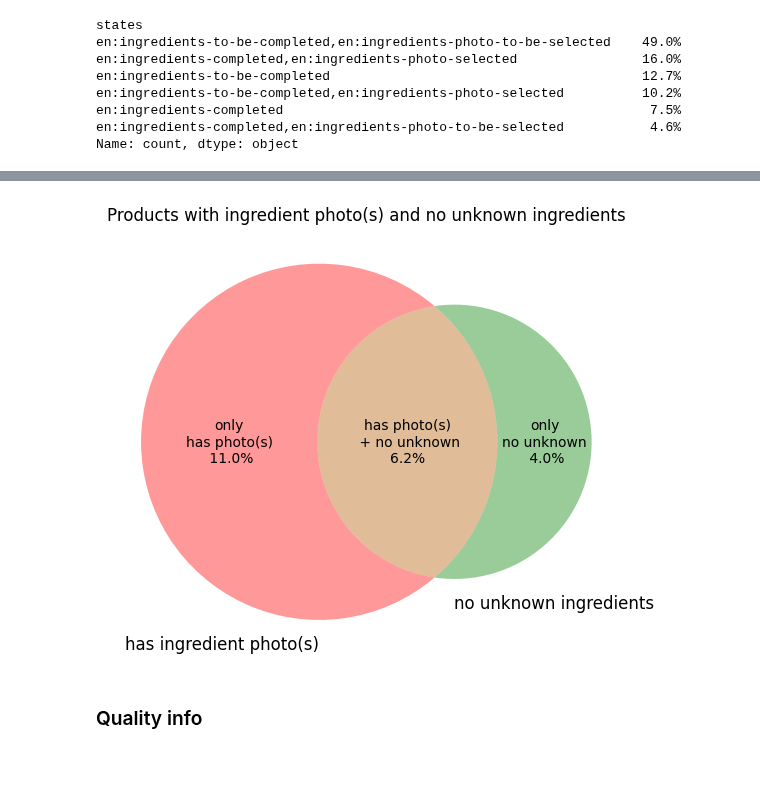
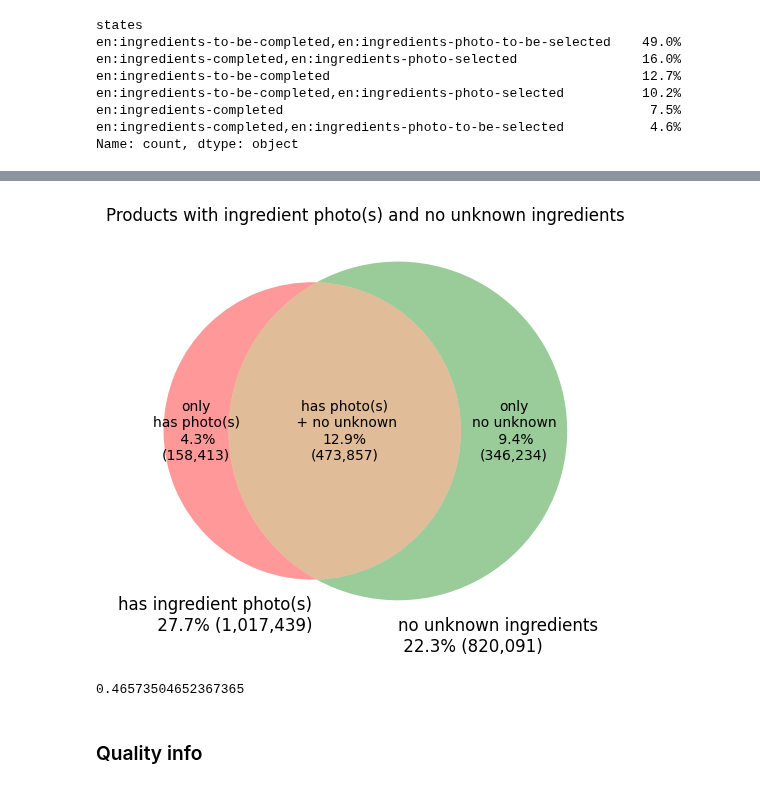
Before and after one commit to goerlitz/openfoodfacts-data-analysis, a Jupyter notebook: notebooks/13_analyze_ingredients.ipynb, the cells around one changed output, grey strips where cells are left out. Saved outputs shown, nothing was run; the diff lists cells and outputs as text; code cells hidden in the pictures.

```diff
--- a/notebooks/13_analyze_ingredients.ipynb
+++ b/notebooks/13_analyze_ingredients.ipynb
@@ -490,31 +580,35 @@ plt.show()
 # %%
 from matplotlib_venn import venn2
 
 has_image = df.images.notna()
-no_unknown = df.unknown_ingredients_n == 0
+no_unknown = df.unknown_ingredients_n <= 3
 
 # Calculate counts
 only_has_image = (has_image & ~no_unknown).sum()
 only_no_unknown = (~has_image & no_unknown).sum()
 both = (has_image & no_unknown).sum()
 
 # Create Venn diagram
-venn = venn2(subsets=(only_has_image, only_no_unknown, both), set_labels=('has ingredient photo(s)', 'no unknown ingredients'))
+venn = venn2(subsets=(only_has_image, only_no_unknown, both), set_labels=('has ingredient photo(s)\n {:.1f}% ({:,})'.format(has_image.sum() / len(df) *100, has_image.sum()), 'no unknown ingredients\n {:.1f}% ({:,})'.format(no_unknown.sum() / len(df) *100, no_unknown.sum())))
 plt.title("Products with ingredient photo(s) and no unknown ingredients")
 
 # Replace the subset labels with percentages
 if venn.get_label_by_id('10'):
-    venn.get_label_by_id('10').set_text("only\nhas photo(s)\n {:.1f}%".format(only_has_image / len(df) * 100))
+    venn.get_label_by_id('10').set_text("only\nhas photo(s)\n {:.1f}%\n({:,})".format(only_has_image / len(df) * 100, only_has_image))
 if venn.get_label_by_id('01'):
-    venn.get_label_by_id('01').set_text("only\nno unknown\n {:.1f}%".format(only_no_unknown / len(df) * 100))
+    venn.get_label_by_id('01').set_text("only\nno unknown\n {:.1f}%\n({:,})".format(only_no_unknown / len(df) * 100, only_no_unknown))
 if venn.get_label_by_id('11'):
-    venn.get_label_by_id('11').set_text("has photo(s)\n + no unknown\n{:.1f}%".format(both / len(df) * 100))
+    venn.get_label_by_id('11').set_text("has photo(s)\n + no unknown\n{:.1f}%\n({:,})".format(both / len(df) * 100, both))
 
 plt.tight_layout()
 plt.savefig("venn_image_no_unknown.png");
 plt.show()
 # %% [output]
-[figure, old version]
+[figure, new version]
+# %%
+both / len(df_images)
+# %% [output]
+0.46573504652367365
 # %% [markdown]
 ### Quality info
 # %%
```
Also changed, not shown: parts of 26 cells of this notebook.
